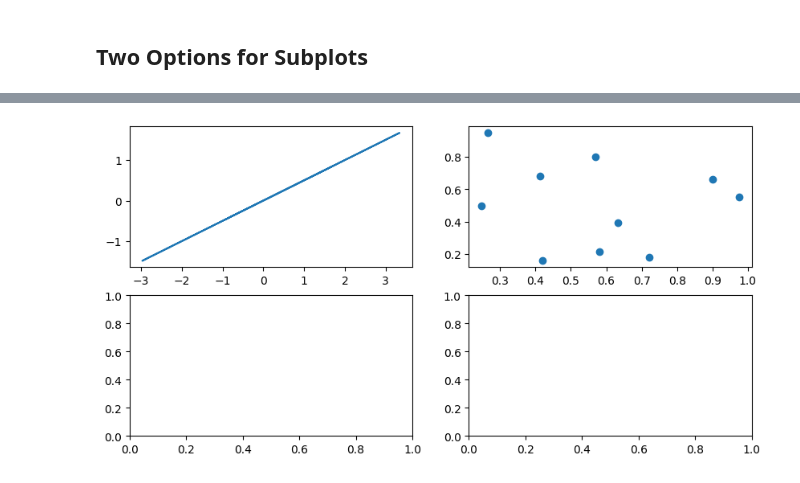
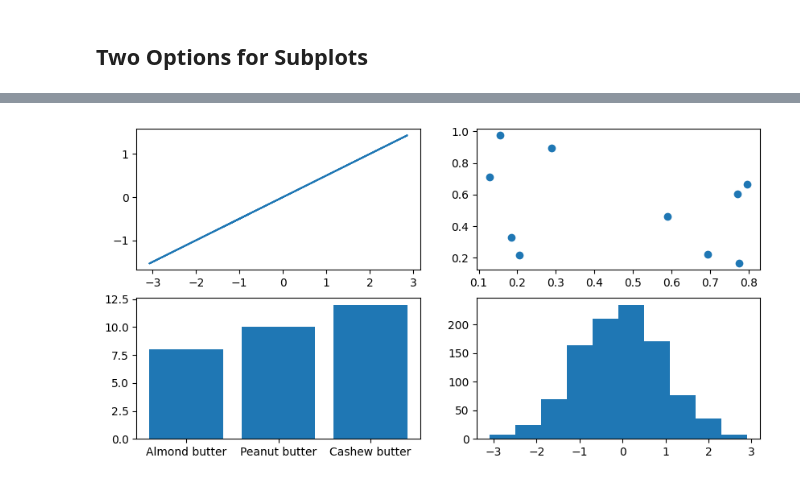
Before and after one commit to HerbertNtim/dataScience-ML, a Jupyter notebook: Introduction To Matplotlib.ipynb, the cells around one changed output, grey strips where cells are left out. Cells and saved outputs as stored; diff of their text form; code cells hidden in the pictures.

Commit message:
plotting from pandas dataframe 2

```diff
--- a/Introduction To Matplotlib.ipynb
+++ b/Introduction To Matplotlib.ipynb
@@ -136,8 +136,9 @@ ax4.hist(np.random.randn(1000));
 # %%
 # Subplots Option 2
 fig, ax = plt.subplots(nrows=2, ncols=2, figsize=(10, 5));
 ax[0, 0].plot(x, x/2);
 ax[0, 1].scatter(np.random.random(10), np.random.random(10));
-ax[1, 0].bar(nut_butter.keys(),
+ax[1, 0].bar(nut_butter.keys(), nut_butter.values());
+ax[1, 1].hist(np.random.randn(1000));
 # %% [output]
-[figure, old version]
+[figure, new version]
```
Also changed, not shown: parts of 10 cells of this notebook.
